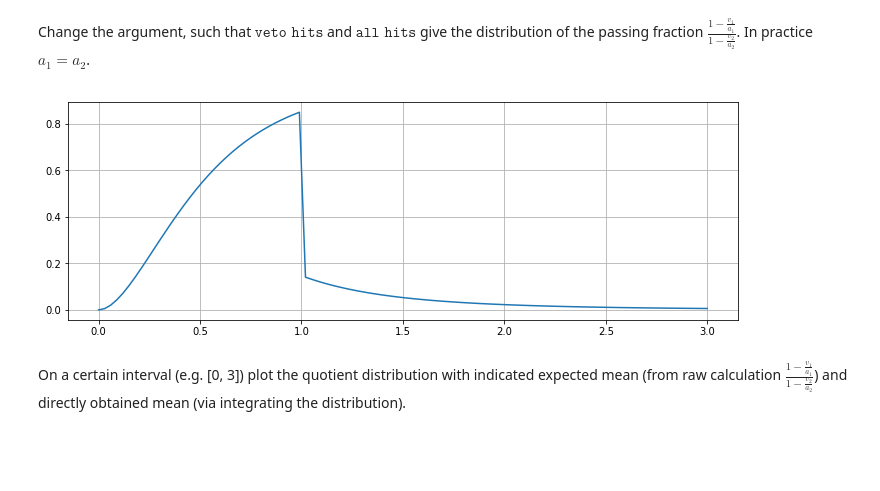
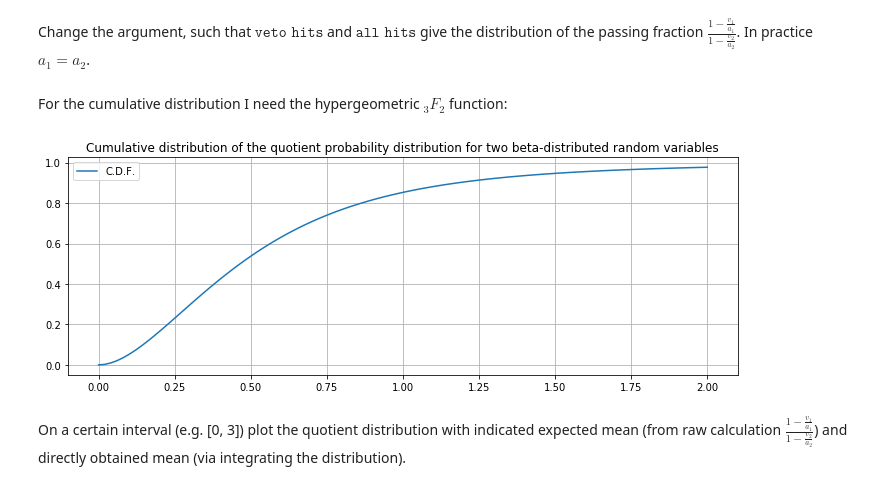
Before and after one commit to jsaffer/vetostudie, a Jupyter notebook: beta_ratio.ipynb, the cells around one changed output. Cells and saved outputs as stored; diff of their text form; code cells hidden in the pictures; blank space fills up the shorter version.

Commit message:
Maybe completed C.D.F. of quotient distribution

```diff
--- a/beta_ratio.ipynb
+++ b/beta_ratio.ipynb
@@ -78,6 +78,7 @@ piub = [np.exp(log_hyper_2_F_1_below_1(a1, a2, b1, b2, viu)) for viu in iu]
 piua = [np.exp(log_hyper_2_F_1_above_1(a1, a2, b1, b2, viu)) for viu in iu]
 
 plt.title('Demostation of strange behavior of hypergeometric function near 1')
+plt.rcParams['figure.figsize'] = (12, 4)
 plt.plot(iu, piub)
 plt.plot(iu, piua)
 plt.show()
@@ -122,6 +123,8 @@ Change the argument, such that $\texttt{veto hits}$ and $\texttt{all hits}$ give
 def custom_pdf_ratio(v1, v2, a1, a2, w):
     '''vi / ai here are the number of vetoed / all events for module i'''
     return pdf_ratio(a1-v1, a2-v2, v1, v2, w)
+# %% [markdown]
+For the cumulative distribution I need the hypergeometric $_3F_2$ function:
 # %%
 def log_hyper_3_F_2_below_1(a1, a2, b1, b2, w):
     ln_results_even = np.array([])
@@ -170,16 +173,19 @@ def cumulative_pdf_ratio(a1, a2, b1, b2, w):
         elif wi < 1:
             result[i] = np.exp(sp.special.betaln(a1+a2, b2) + a1 * np.log(wi) - np.log(a1) + log_hyper_3_F_2_below_1(a1, a2, b1, b2, wi) - lnA)
         else:
-            result[i] = np.exp(sp.special.betaln(a1+a2, b1) - a2 * np.log(wi) - np.log(a2) + log_hyper_3_F_2_above_1(a1, a2, b1, b2, wi) - lnA)
+            result[i] = 1 - np.exp(sp.special.betaln(a1+a2, b1) - a2 * np.log(wi) - np.log(a2) + log_hyper_3_F_2_above_1(a1, a2, b1, b2, wi) - lnA)
     return result
 # %%
-asd = np.linspace(0, 3, 101)
+asd = np.linspace(0, 2, 101)
 casd = cumulative_pdf_ratio(2, 4, 8, 6, asd)
-plt.plot(asd, casd)
+plt.title('Cumulative distribution of the quotient probability distribution for two beta-distributed random variables')
+plt.plot(asd, casd, label = 'C.D.F.')
 plt.grid('true')
+plt.legend(loc = 'best')
+#plt.savefig('cdf.png')
 plt.show()
 # %% [output]
-[figure, old version]
+[figure, new version]
 # %% [markdown]
 On a certain interval (e.g. [0, 3]) plot the quotient distribution with indicated expected mean (from raw calculation $\frac{1-\frac{v_1}{a_1}}{1-\frac{v_2}{a_2}}$) and directly obtained mean (via integrating the distribution).
 # %%
```
